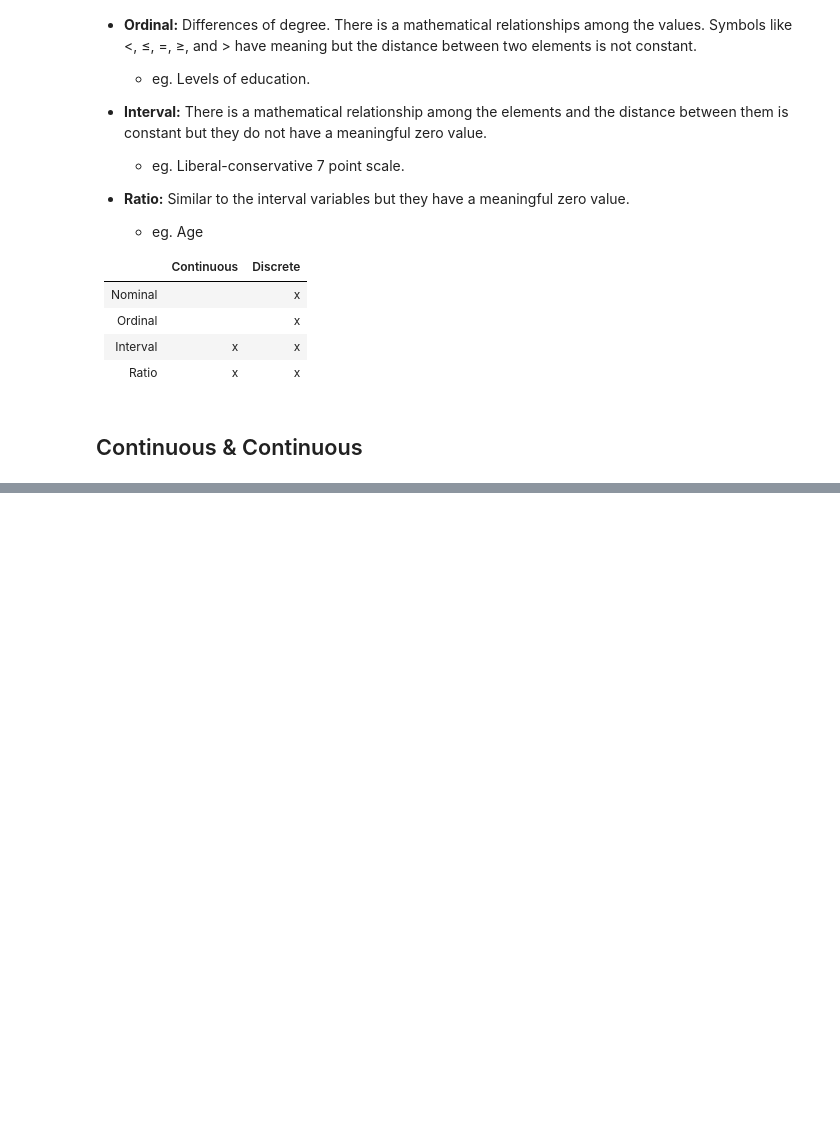
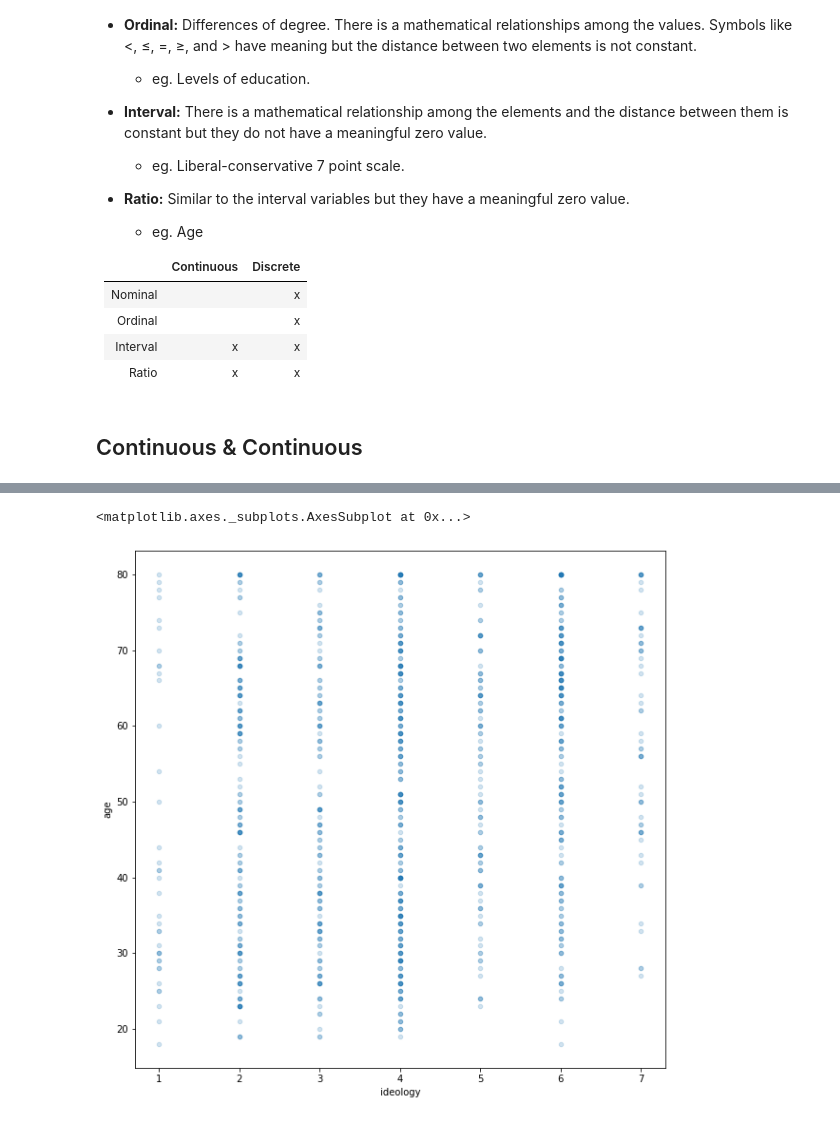
Before and after one commit to mickaeltemporao/itds, a Jupyter notebook: materials/05-data-exploration-rows.ipynb, the cells around one changed output, grey strips where cells are left out. Drawn from its saved outputs; the diff is of its cells as text; code cells hidden in the pictures; blank space fills up the shorter version.

```diff
--- a/materials/05-data-exploration-rows.ipynb
+++ b/materials/05-data-exploration-rows.ipynb
@@ -124,4 +214,10 @@ df.plot(kind='scatter', x='ideology', y='age', figsize=(10,10))
 # %%
 # We can try to add transparency
 df.plot(kind='scatter', x='ideology', y='age', alpha=0.02, figsize=(10,10))
+# %%
+# We can try to add transparency
+df.sample(1000).plot(kind='scatter', x='ideology', y='age', alpha=0.2, figsize=(10,10))
+# %% [output]
+<matplotlib.axes._subplots.AxesSubplot at 0x...>
+[figure, added]
 # %%
```
Also changed, not shown: parts of 29 cells of this notebook.
